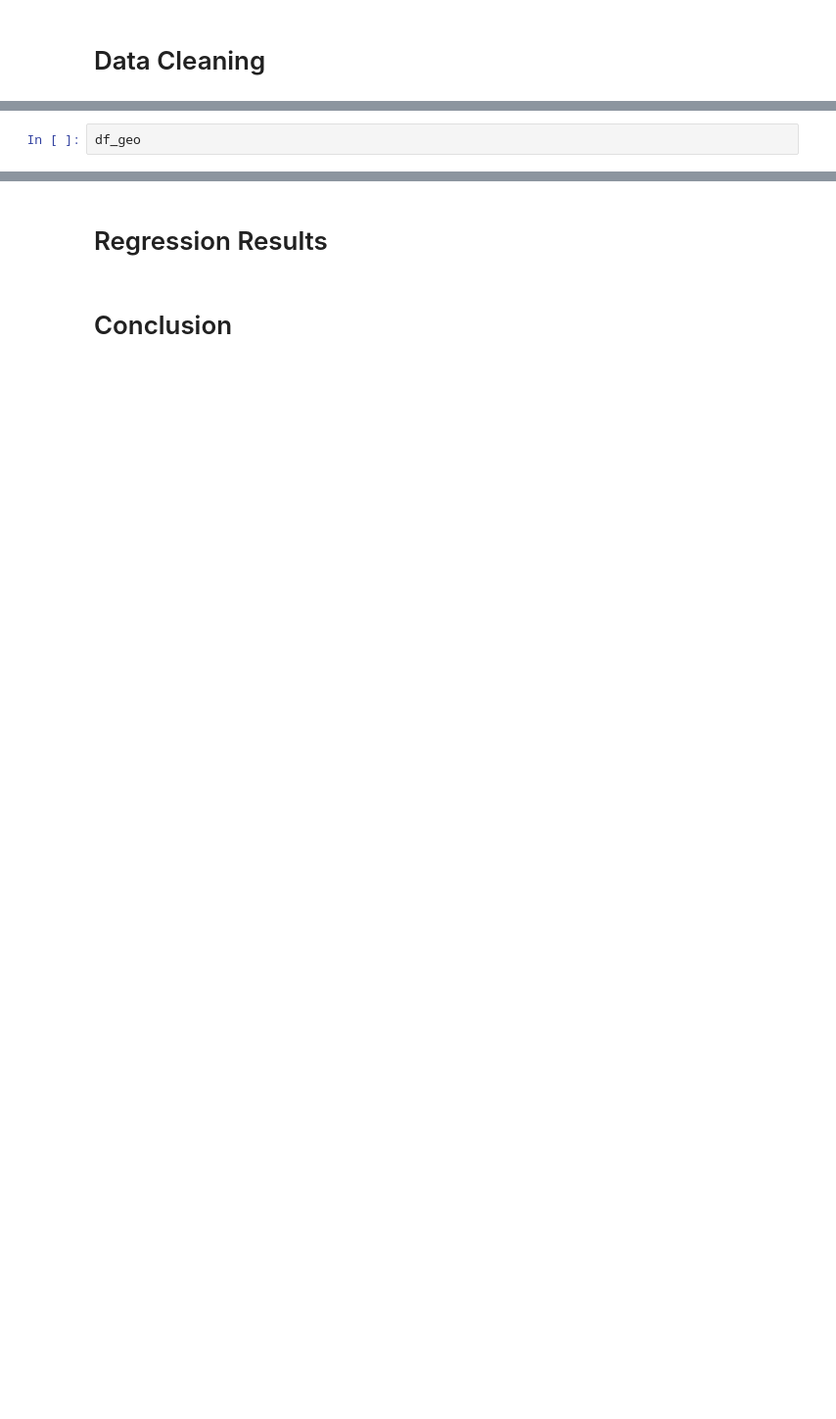
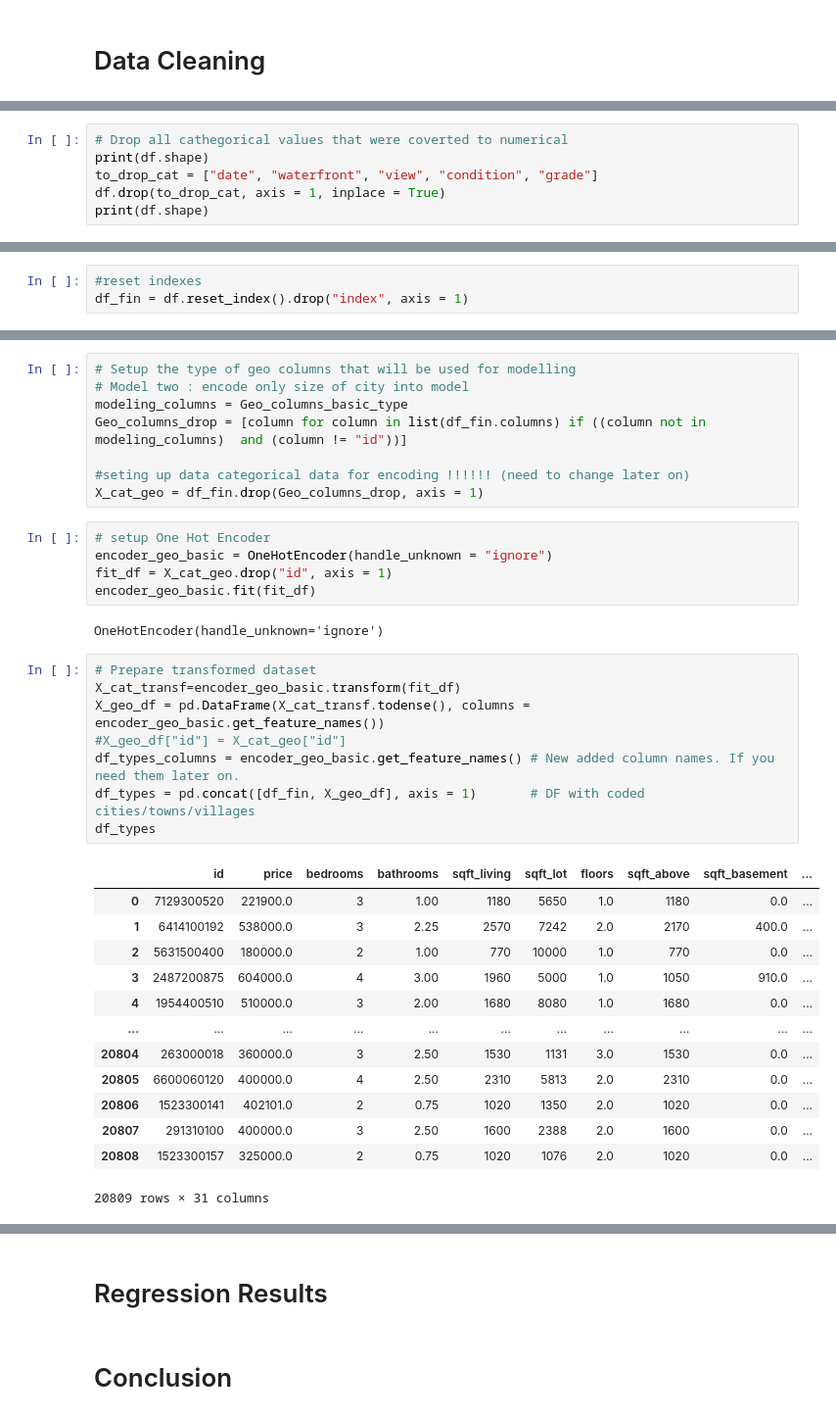
Before and after one commit to hannah-schurman/dsc-phase2-project, a Jupyter notebook: housing_sales_modeling.ipynb, the cells around one changed output, grey strips where cells are left out. Shown at 98% size. Saved outputs shown, nothing was run; the diff lists cells and outputs as text; blank space fills up the shorter version.

```diff
--- a/housing_sales_modeling.ipynb
+++ b/housing_sales_modeling.ipynb
@@ -56,2 +282,6 @@ print("Missing \"suburb\" values for cities are in ", round(sum(df_geo[df_geo.Ty
 # %%
-df_geo
+# Drop all cathegorical values that were coverted to numerical
+print(df.shape)
+to_drop_cat = ["date", "waterfront", "view", "condition", "grade"]
+df.drop(to_drop_cat, axis = 1, inplace = True)
+print(df.shape)
@@ -60 +291,4 @@ df_geo
+# %%
+#reset indexes
+df_fin = df.reset_index().drop("index", axis = 1)
 # %%
@@ -83,0 +323,37 @@ X_geo_df["id"] = X_cat_geo["id"]
+# %%
+# Setup the type of geo columns that will be used for modelling
+# Model two : encode only size of city into model
+modeling_columns = Geo_columns_basic_type
+Geo_columns_drop = [column for column in list(df_fin.columns) if ((column not in modeling_columns)  and (column != "id"))]
+
+#seting up data categorical data for encoding !!!!!! (need to change later on)
+X_cat_geo = df_fin.drop(Geo_columns_drop, axis = 1)
+# %%
+# setup One Hot Encoder
+encoder_geo_basic = OneHotEncoder(handle_unknown = "ignore")
+fit_df = X_cat_geo.drop("id", axis = 1)
+encoder_geo_basic.fit(fit_df)
+# %% [output]
+OneHotEncoder(handle_unknown='ignore')
+# %%
+# Prepare transformed dataset
+X_cat_transf=encoder_geo_basic.transform(fit_df)
+X_geo_df = pd.DataFrame(X_cat_transf.todense(), columns = encoder_geo_basic.get_feature_names())
+#X_geo_df["id"] = X_cat_geo["id"]
+df_types_columns = encoder_geo_basic.get_feature_names() # New added column names. If you need them later on.
+df_types = pd.concat([df_fin, X_geo_df], axis = 1)       # DF with coded cities/towns/villages
+df_types
+# %% [output]
+|  | id | price | bedrooms | bathrooms | sqft_living | sqft_lot | floors | sqft_above | sqft_basement | ... |
+| 0 | 7129300520 | 221900.0 | 3 | 1.00 | 1180 | 5650 | 1.0 | 1180 | 0.0 | ... |
+| 1 | 6414100192 | 538000.0 | 3 | 2.25 | 2570 | 7242 | 2.0 | 2170 | 400.0 | ... |
+| 2 | 5631500400 | 180000.0 | 2 | 1.00 | 770 | 10000 | 1.0 | 770 | 0.0 | ... |
+| 3 | 2487200875 | 604000.0 | 4 | 3.00 | 1960 | 5000 | 1.0 | 1050 | 910.0 | ... |
+| 4 | 1954400510 | 510000.0 | 3 | 2.00 | 1680 | 8080 | 1.0 | 1680 | 0.0 | ... |
+| ... | ... | ... | ... | ... | ... | ... | ... | ... | ... | ... |
+| 20804 | 263000018 | 360000.0 | 3 | 2.50 | 1530 | 1131 | 3.0 | 1530 | 0.0 | ... |
+| 20805 | 6600060120 | 400000.0 | 4 | 2.50 | 2310 | 5813 | 2.0 | 2310 | 0.0 | ... |
+| 20806 | 1523300141 | 402101.0 | 2 | 0.75 | 1020 | 1350 | 2.0 | 1020 | 0.0 | ... |
+| 20807 | 291310100 | 400000.0 | 3 | 2.50 | 1600 | 2388 | 2.0 | 1600 | 0.0 | ... |
+| 20808 | 1523300157 | 325000.0 | 2 | 0.75 | 1020 | 1076 | 2.0 | 1020 | 0.0 | ... |
+20809 rows × 31 columns
```
Also changed, not shown: parts of 45 cells of this notebook.
